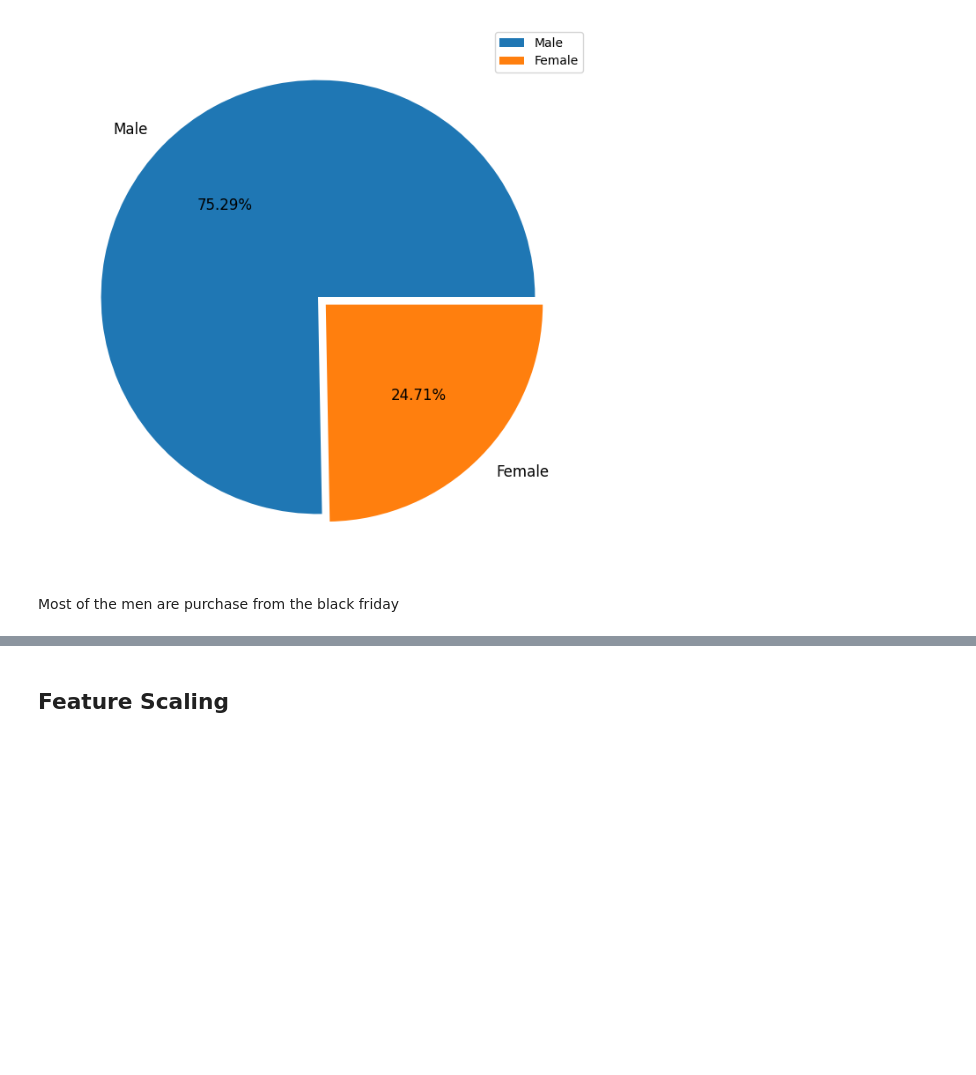
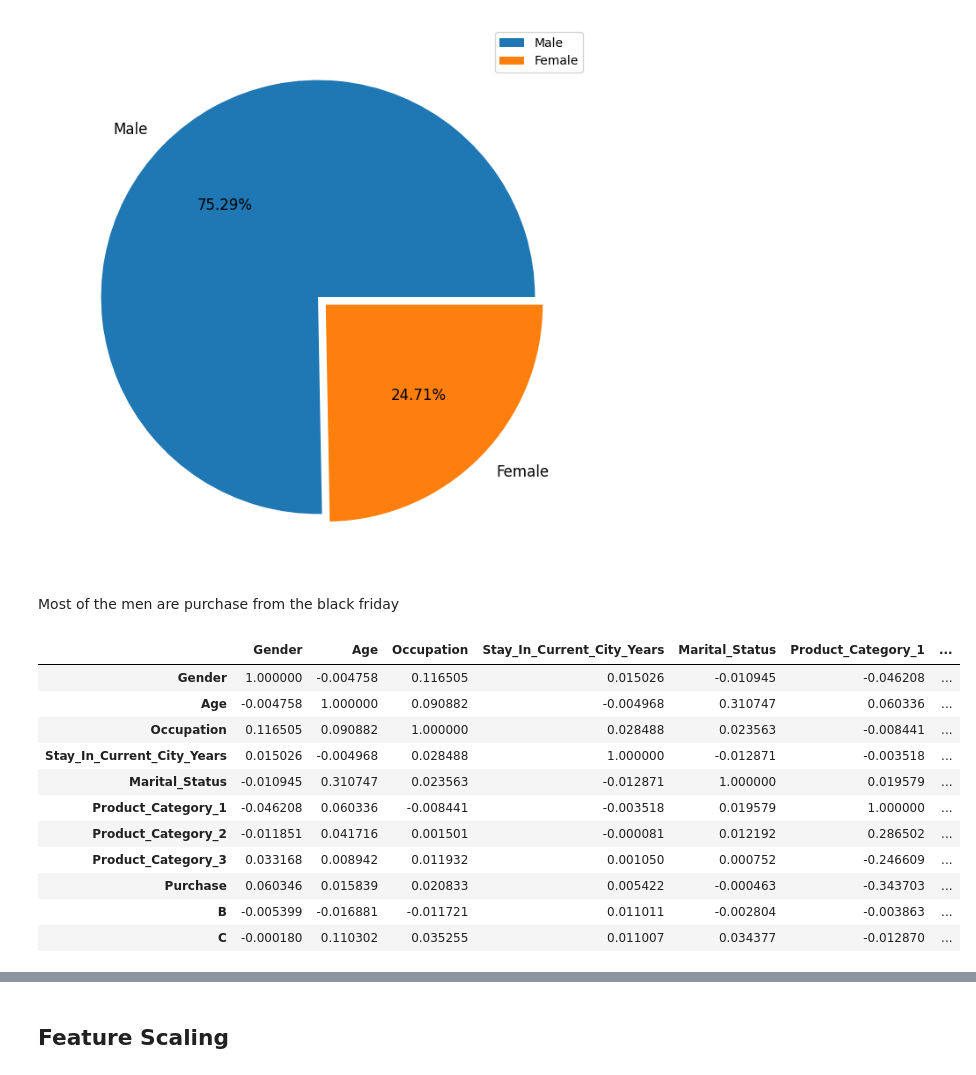
Before and after one commit to mahabub-rah/EDA-and-Feature-Engineering-, a Jupyter notebook: Day-2/blackFriday_EDA_Feature.ipynb, the cells around one changed output, grey strips where cells are left out. Drawn from its saved outputs; the diff is of its cells as text; code cells hidden in the pictures; blank space fills up the shorter version.

```diff
--- a/Day-2/blackFriday_EDA_Feature.ipynb
+++ b/Day-2/blackFriday_EDA_Feature.ipynb
@@ -307,0 +313,15 @@ Most of the men are purchase from the black friday
+# %%
+df.corr()
+# %% [output]
+|  | Gender | Age | Occupation | Stay_In_Current_City_Years | Marital_Status | Product_Category_1 | ... |
+| Gender | 1.000000 | -0.004758 | 0.116505 | 0.015026 | -0.010945 | -0.046208 | ... |
+| Age | -0.004758 | 1.000000 | 0.090882 | -0.004968 | 0.310747 | 0.060336 | ... |
+| Occupation | 0.116505 | 0.090882 | 1.000000 | 0.028488 | 0.023563 | -0.008441 | ... |
+| Stay_In_Current_City_Years | 0.015026 | -0.004968 | 0.028488 | 1.000000 | -0.012871 | -0.003518 | ... |
+| Marital_Status | -0.010945 | 0.310747 | 0.023563 | -0.012871 | 1.000000 | 0.019579 | ... |
+| Product_Category_1 | -0.046208 | 0.060336 | -0.008441 | -0.003518 | 0.019579 | 1.000000 | ... |
+| Product_Category_2 | -0.011851 | 0.041716 | 0.001501 | -0.000081 | 0.012192 | 0.286502 | ... |
+| Product_Category_3 | 0.033168 | 0.008942 | 0.011932 | 0.001050 | 0.000752 | -0.246609 | ... |
+| Purchase | 0.060346 | 0.015839 | 0.020833 | 0.005422 | -0.000463 | -0.343703 | ... |
+| B | -0.005399 | -0.016881 | -0.011721 | 0.011011 | -0.002804 | -0.003863 | ... |
+| C | -0.000180 | 0.110302 | 0.035255 | 0.011007 | 0.034377 | -0.012870 | ... |
```
Also changed, not shown: parts of 8 cells of this notebook.
